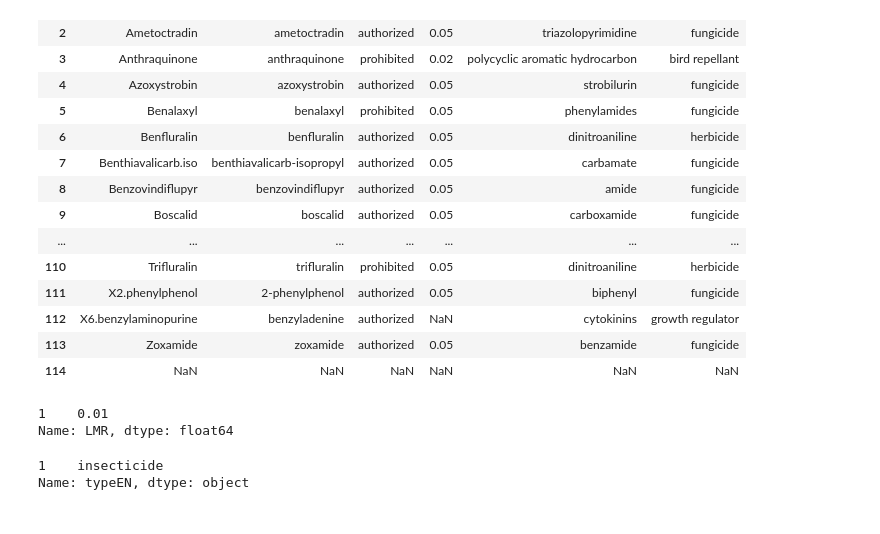
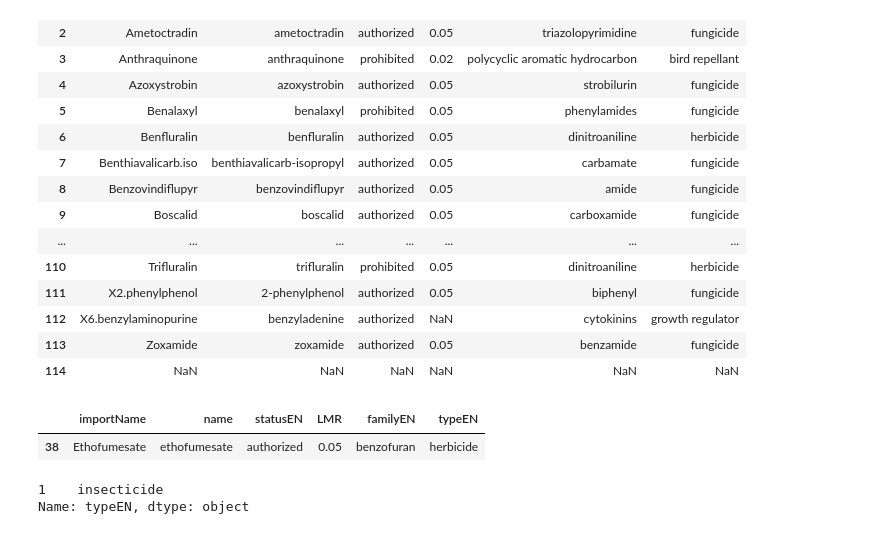
Before and after one commit to hajrashidimad/hack_be_o_impact, a Jupyter notebook: notebooks/LMR.ipynb, the cells around one changed output. Cells and saved outputs as stored; diff of their text form; code cells hidden in the pictures.

```diff
--- a/notebooks/LMR.ipynb
+++ b/notebooks/LMR.ipynb
@@ -28,10 +28,10 @@ lmr_pest.head(250)
 | 113 | Zoxamide | zoxamide | authorized | 0.05 | benzamide | fungicide |
 | 114 | NaN | NaN | NaN | NaN | NaN | NaN |
 # %%
-#lmr_pest[lmr_pest.importName == "Aldrin"]["LMR"]
+lmr_pest[lmr_pest.importName == "Ethofumesate"] #["LMR"]
 # %% [output]
-1    0.01
-Name: LMR, dtype: float64
+|  | importName | name | statusEN | LMR | familyEN | typeEN |
+| 38 | Ethofumesate | ethofumesate | authorized | 0.05 | benzofuran | herbicide |
 # %%
 #lmr_pest[lmr_pest.importName == "Aldrin"]["typeEN"]
 # %% [output]
```
